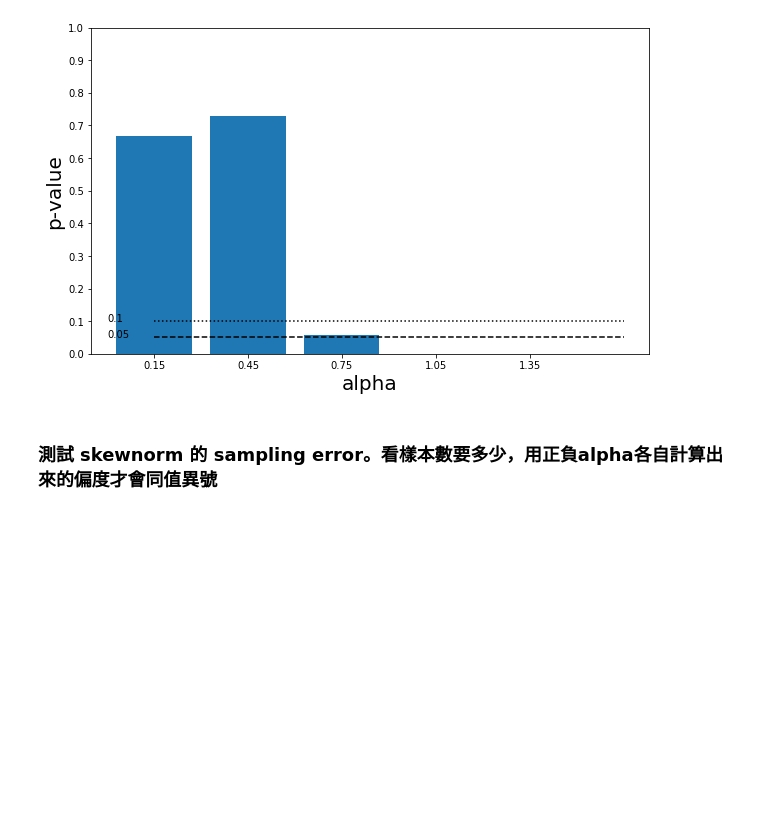
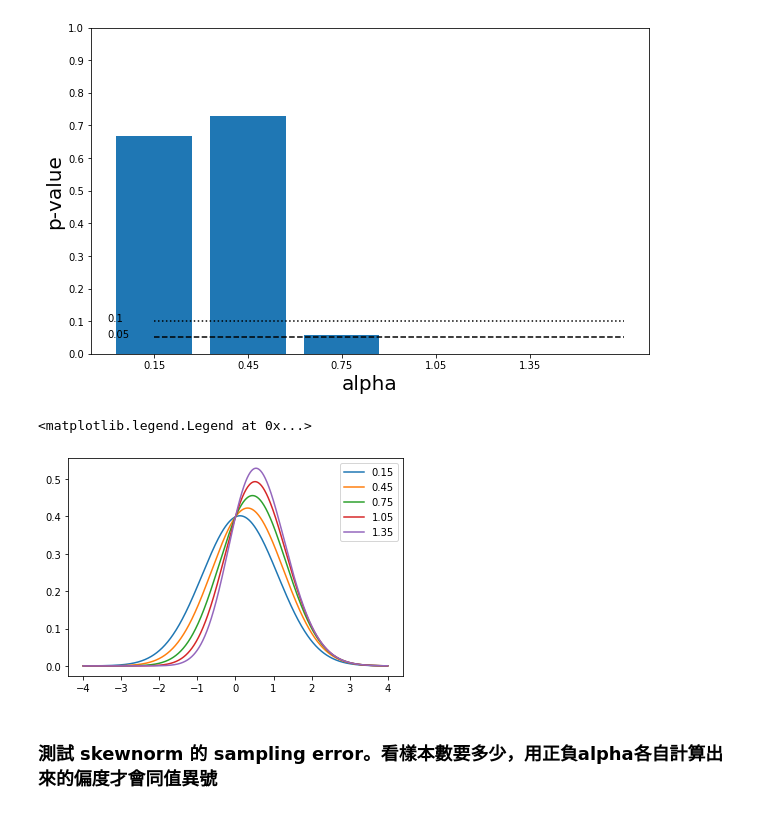
Before and after one commit to micky85lu/Data-Assimilation-Project, a Jupyter notebook: test_nongaussian.ipynb, the cells around one changed output. Saved outputs shown, nothing was run; the diff lists cells and outputs as text; code cells hidden in the pictures; blank space fills up the shorter version.

```diff
--- a/test_nongaussian.ipynb
+++ b/test_nongaussian.ipynb
@@ -130,6 +130,17 @@ plt.xlabel('alpha', fontsize=20)
 plt.ylabel('p-value', fontsize=20);
 # %% [output]
 [figure]
+# %%
+x = np.linspace(-4, 4, 1000)
+plt.plot(x, skewnorm.pdf(x, 0.15), label='0.15')
+plt.plot(x, skewnorm.pdf(x, 0.45), label='0.45')
+plt.plot(x, skewnorm.pdf(x, 0.75), label='0.75')
+plt.plot(x, skewnorm.pdf(x, 1.05), label='1.05')
+plt.plot(x, skewnorm.pdf(x, 1.35), label='1.35')
+plt.legend()
+# %% [output]
+<matplotlib.legend.Legend at 0x...>
+[figure, added]
 # %% [markdown]
 ### 測試 skewnorm 的 sampling error。看樣本數要多少，用正負alpha各自計算出來的偏度才會同值異號
 # %%
```
Also changed, not shown: parts of 14 cells of this notebook, 2 other files.
